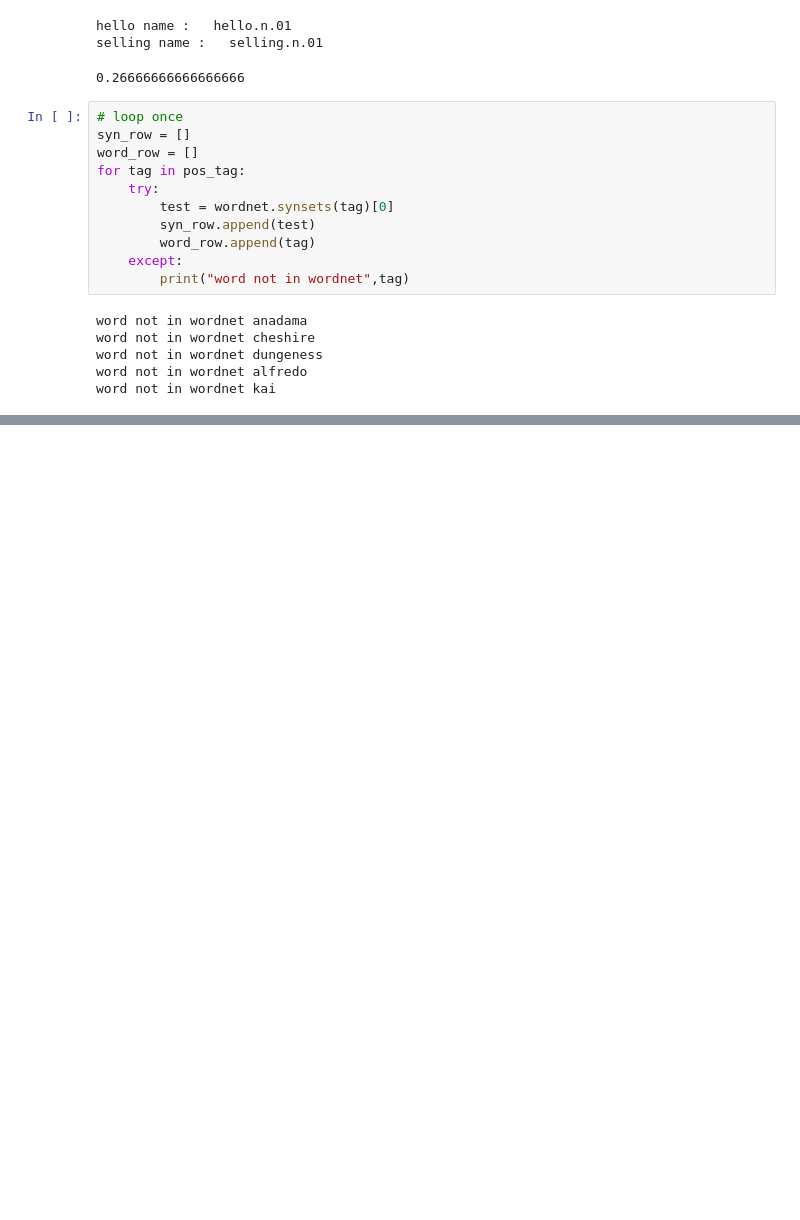
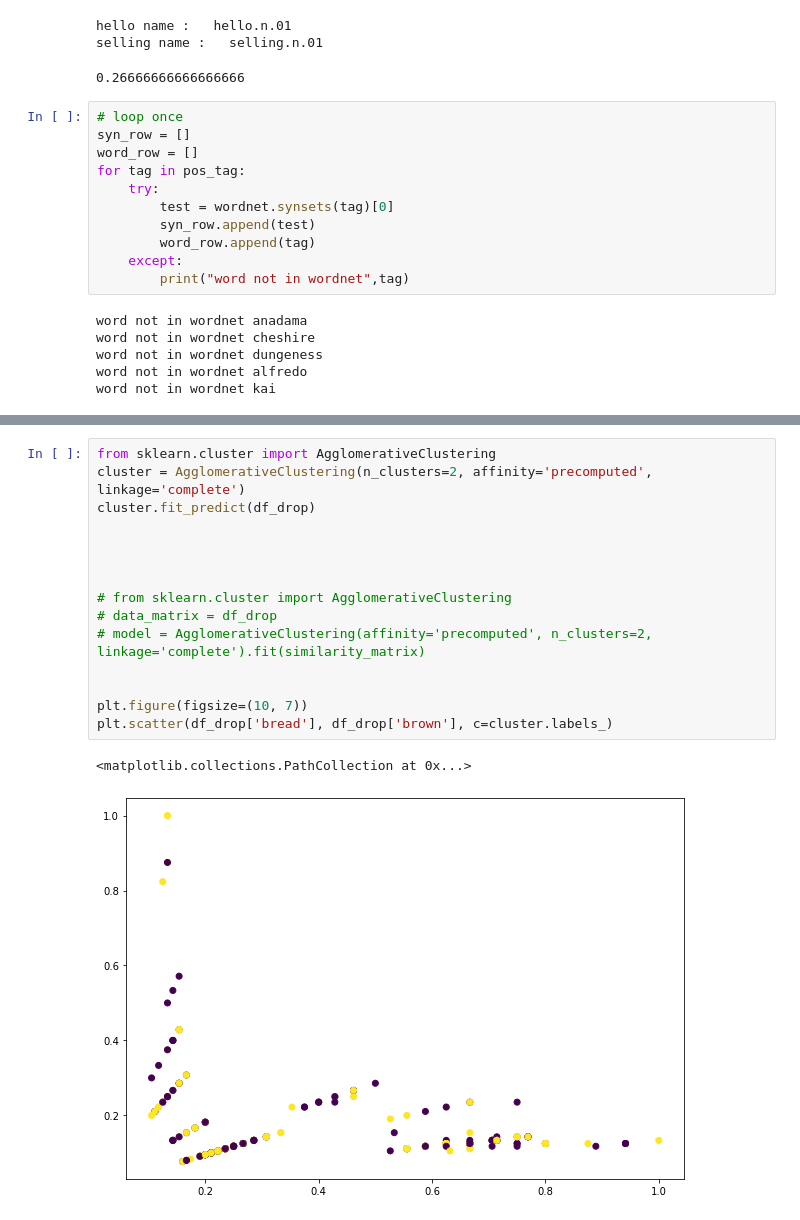
Before and after one commit to tangihan/Recipe-Recommender-System, a Jupyter notebook: User preferences/Clustering.ipynb, the cells around one changed output, grey strips where cells are left out. Drawn from its saved outputs; the diff is of its cells as text; blank space fills up the shorter version.

```diff
--- a/User preferences/Clustering.ipynb
+++ b/User preferences/Clustering.ipynb
@@ -74,0 +97,18 @@ nltk.download("wordnet")
+# %%
+from sklearn.cluster import AgglomerativeClustering
+cluster = AgglomerativeClustering(n_clusters=2, affinity='precomputed', linkage='complete')
+cluster.fit_predict(df_drop)
+
+
+
+
+# from sklearn.cluster import AgglomerativeClustering
+# data_matrix = df_drop
+# model = AgglomerativeClustering(affinity='precomputed', n_clusters=2, linkage='complete').fit(similarity_matrix)
+
+
+plt.figure(figsize=(10, 7))
+plt.scatter(df_drop['bread'], df_drop['brown'], c=cluster.labels_)
+# %% [output]
+<matplotlib.collections.PathCollection at 0x...>
+[figure, added]
```
Also changed, not shown: parts of 9 cells of this notebook.
